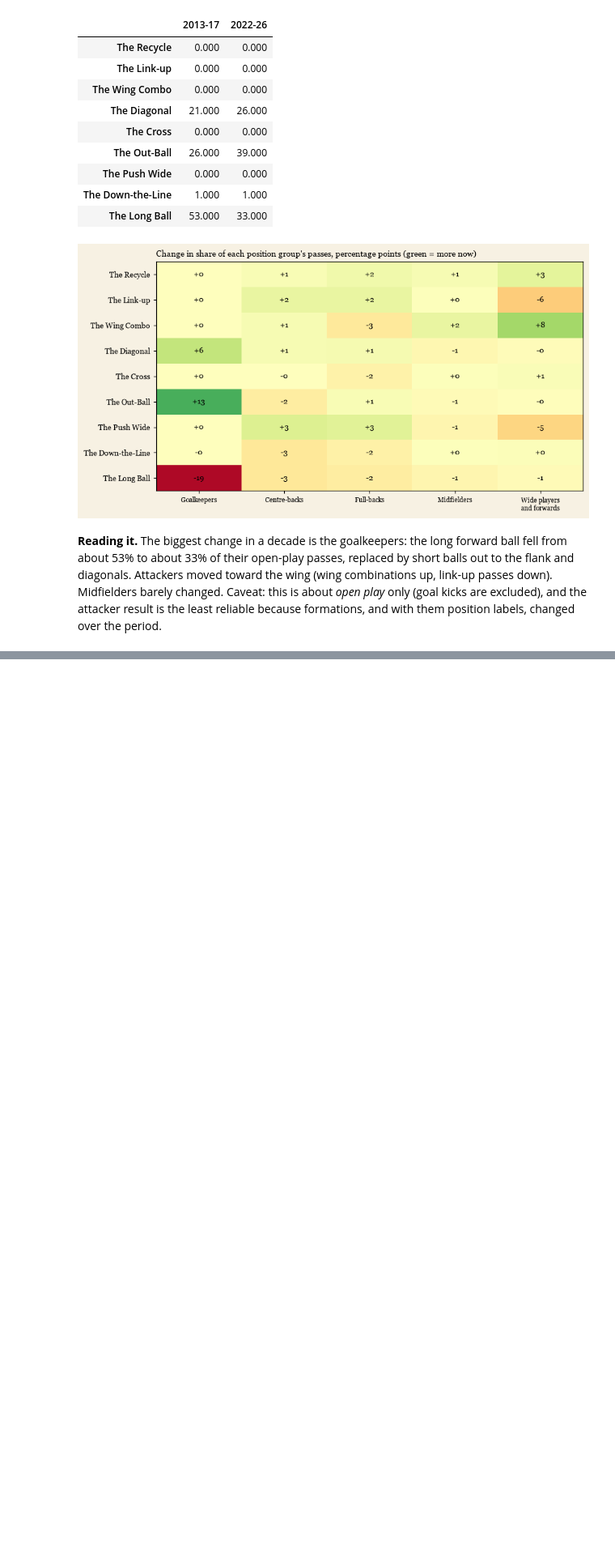
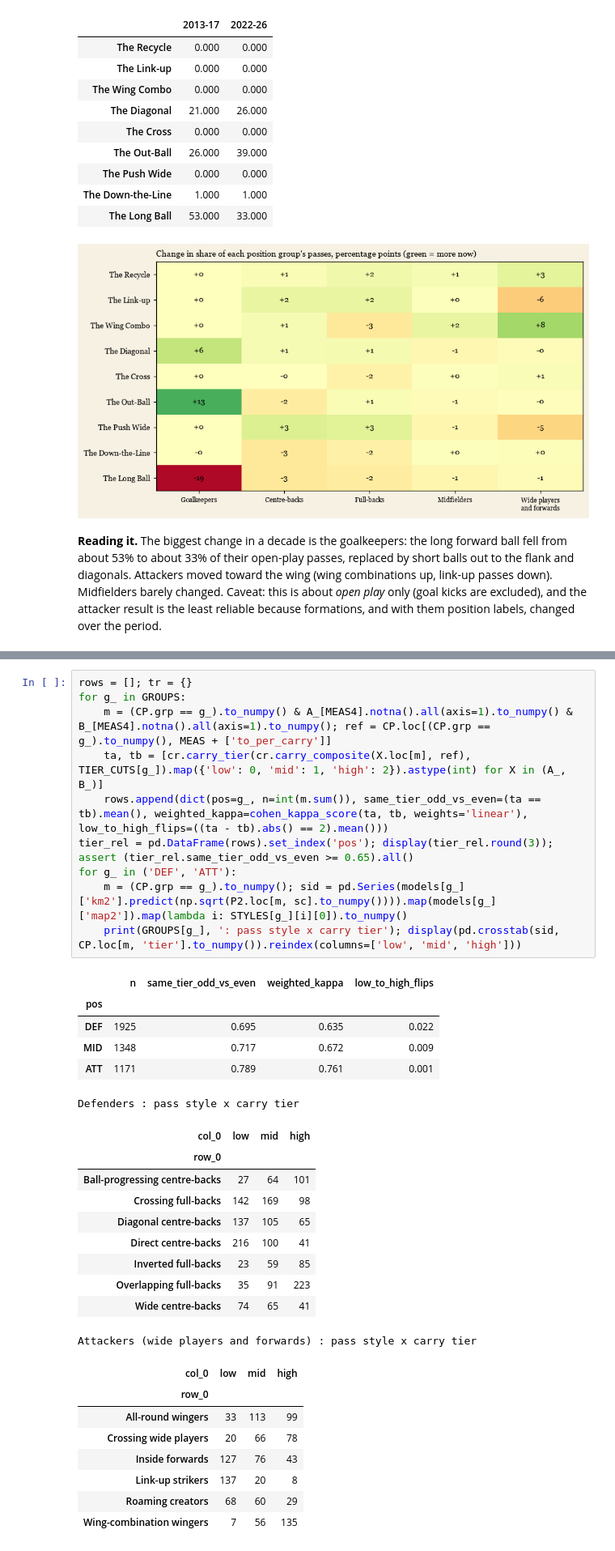
Before and after one commit to chuongt1311-droid/EPL-Player-Clustering, a Jupyter notebook: notebooks/EPL_Player_Clustering.ipynb, the cells around one changed output, grey strips where cells are left out. Shown at 81% size. Saved outputs shown, nothing was run; the diff lists cells and outputs as text; blank space fills up the shorter version.

```diff
--- a/notebooks/EPL_Player_Clustering.ipynb
+++ b/notebooks/EPL_Player_Clustering.ipynb
@@ -1301,0 +1479,35 @@ goalkeepers' share of their open-play passes (%):
+# %%
+rows = []; tr = {}
+for g_ in GROUPS:
+    m = (CP.grp == g_).to_numpy() & A_[MEAS4].notna().all(axis=1).to_numpy() & B_[MEAS4].notna().all(axis=1).to_numpy(); ref = CP.loc[(CP.grp == g_).to_numpy(), MEAS + ['to_per_carry']]
+    ta, tb = [cr.carry_tier(cr.carry_composite(X.loc[m], ref), TIER_CUTS[g_]).map({'low': 0, 'mid': 1, 'high': 2}).astype(int) for X in (A_, B_)]
+    rows.append(dict(pos=g_, n=int(m.sum()), same_tier_odd_vs_even=(ta == tb).mean(), weighted_kappa=cohen_kappa_score(ta, tb, weights='linear'), low_to_high_flips=((ta - tb).abs() == 2).mean()))
+tier_rel = pd.DataFrame(rows).set_index('pos'); display(tier_rel.round(3)); assert (tier_rel.same_tier_odd_vs_even >= 0.65).all()
+for g_ in ('DEF', 'ATT'):
+    m = (CP.grp == g_).to_numpy(); sid = pd.Series(models[g_]['km2'].predict(np.sqrt(P2.loc[m, sc].to_numpy()))).map(models[g_]['map2']).map(lambda i: STYLES[g_][i][0]).to_numpy()
+    print(GROUPS[g_], ': pass style x carry tier'); display(pd.crosstab(sid, CP.loc[m, 'tier'].to_numpy()).reindex(columns=['low', 'mid', 'high']))
+# %% [output]
+|  | n | same_tier_odd_vs_even | weighted_kappa | low_to_high_flips |
+| pos |  |  |  |  |
+| DEF | 1925 | 0.695 | 0.635 | 0.022 |
+| MID | 1348 | 0.717 | 0.672 | 0.009 |
+| ATT | 1171 | 0.789 | 0.761 | 0.001 |
+Defenders : pass style x carry tier
+| col_0 | low | mid | high |
+| row_0 |  |  |  |
+| Ball-progressing centre-backs | 27 | 64 | 101 |
+| Crossing full-backs | 142 | 169 | 98 |
+| Diagonal centre-backs | 137 | 105 | 65 |
+| Direct centre-backs | 216 | 100 | 41 |
+| Inverted full-backs | 23 | 59 | 85 |
+| Overlapping full-backs | 35 | 91 | 223 |
+| Wide centre-backs | 74 | 65 | 41 |
+Attackers (wide players and forwards) : pass style x carry tier
+| col_0 | low | mid | high |
+| row_0 |  |  |  |
+| All-round wingers | 33 | 113 | 99 |
+| Crossing wide players | 20 | 66 | 78 |
+| Inside forwards | 127 | 76 | 43 |
+| Link-up strikers | 137 | 20 | 8 |
+| Roaming creators | 68 | 60 | 29 |
+| Wing-combination wingers | 7 | 56 | 135 |
```
Also changed, not shown: parts of 24 cells of this notebook, 12 other files.
